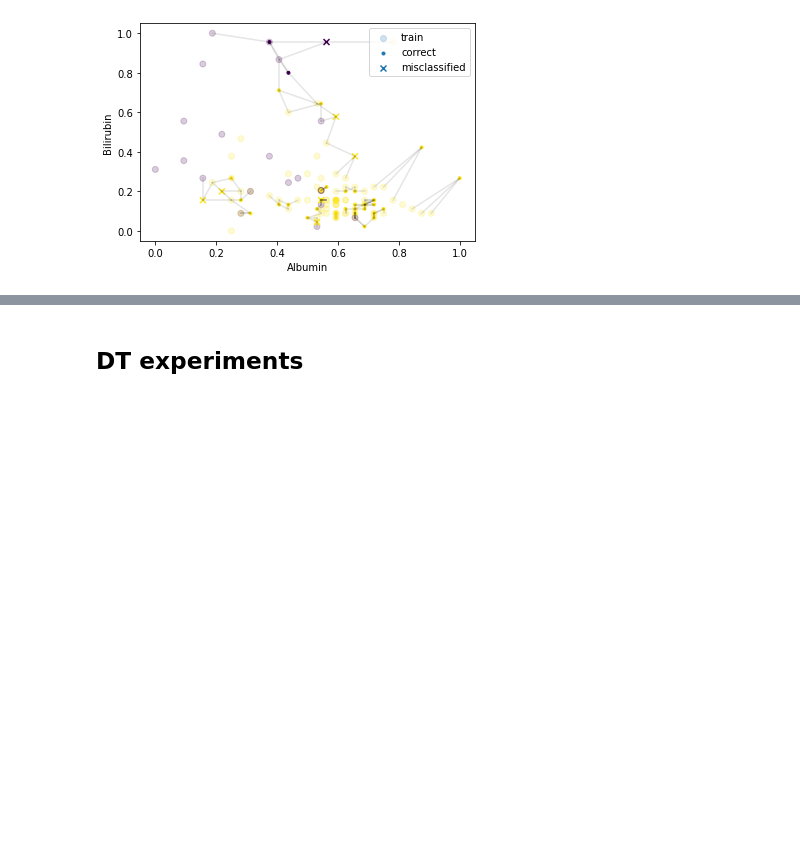
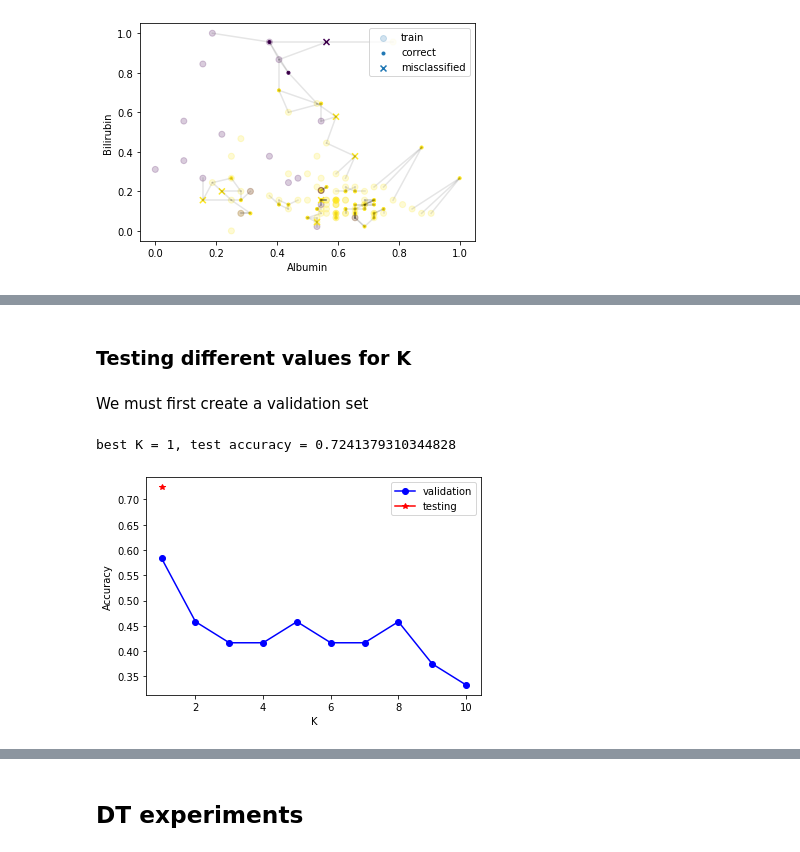
Before and after one commit to faithrts/ML-Intro, a Jupyter notebook: A1_Draft.ipynb, the cells around one changed output, grey strips where cells are left out. Drawn from its saved outputs; the diff is of its cells as text; code cells hidden in the pictures; blank space fills up the shorter version.

```diff
--- a/A1_Draft.ipynb
+++ b/A1_Draft.ipynb
@@ -376,7 +341,8 @@ def evaluate_acc(true_labels, target_labels):
 
   # the accuracy is the number of correctly labelled instances
   # divided by the total amount
-  accuracy = np.sum(class_pred == y_test)/label_count
+  accuracy = np.sum(true_labels == target_labels)/label_count
+
 
   return accuracy
 # %% [markdown]
@@ -641,3 +791,9 @@ incorrect_pred = np.logical_not(correct_pred)
 print("The accuracy of the model is: " + str(round((accuracy * 100), 2)) + "%")
 # %% [output]
 The accuracy of the model is: 75.51%
+# %%
+from sklearn.neighbors import KNeighborsClassifier
+knn = KNeighborsClassifier(n_neighbors=1) # n_neighbors=5 (default)
+fit = knn.fit(x_train, y_train)
+pred_y = fit.predict(x_test)
+evaluate_acc(y_test, pred_y)
@@ -689,0 +918,47 @@ The accuracy of the model is: 85.71%
+# %% [markdown]
+### Testing different values for K
+# %% [markdown]
+We must first create a validation set
+# %%
+from sklearn.model_selection import train_test_split
+np.random.seed(1234)
+x = hep_df.iloc[:, :-1].to_numpy()
+y = np.ravel((hep_df.iloc[:, -1:]).to_numpy())
+#now we can divide the data into 3 sections: training, validation, testing
+
+x_tr, x_tst, y_tr, y_tst =   train_test_split(x, y, test_size=0.2, random_state=11)
+
+
+x_tr, x_valid, y_tr, y_valid = train_test_split(x_tr, y_tr, test_size=0.2, random_state=11)
+# %%
+
+model_choices=[]
+valid_acc = []
+
+n_valid = y_valid.shape[0]
+
+for k in range(1,11):
+    knn = KNN(K=k) # create a KNN object
+    y_train_va_prob,_ = knn.fit(x_tr, y_tr).predict(x_valid)
+    y_train_va_pred = np.argmax(y_train_va_prob,axis=-1)
+    accuracy = np.sum(y_train_va_pred == y_valid)/n_valid
+    model_choices.append(k)
+    valid_acc.append(accuracy)
+
+# use the best K to predict test data
+best_valid_K = model_choices[valid_acc.index(max(valid_acc))]
+knn = KNN(K=best_valid_K)
+y_test_prob,_ = knn.fit(x_tr, y_tr).predict(x_tst)
+y_test_pred = np.argmax(y_test_prob, axis=-1)
+test_accuracy = np.sum(y_test_pred == y_tst)/y_tst.shape[0]
+print(f'best K = {best_valid_K}, test accuracy = {test_accuracy}')
+
+plt.plot(model_choices, valid_acc, marker='o', color='blue', label='validation')
+plt.plot(best_valid_K, test_accuracy, marker='*', color='red', label='testing')
+plt.xlabel("K")
+plt.ylabel("Accuracy")
+plt.legend(loc='best')
+plt.savefig('iris_KNN_chooseK.png',dpi=300,bbox_inches='tight')
+# %% [output]
+best K = 1, test accuracy = 0.7241379310344828
+[figure, added]
```
Also changed, not shown: parts of 49 cells of this notebook.
